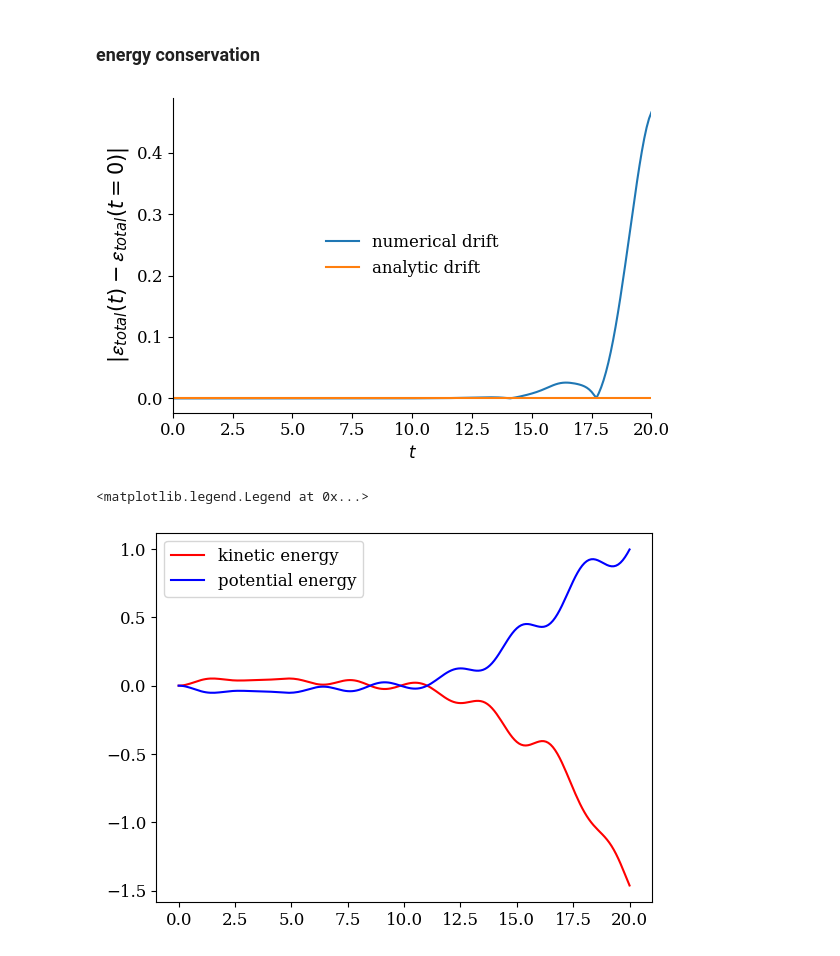
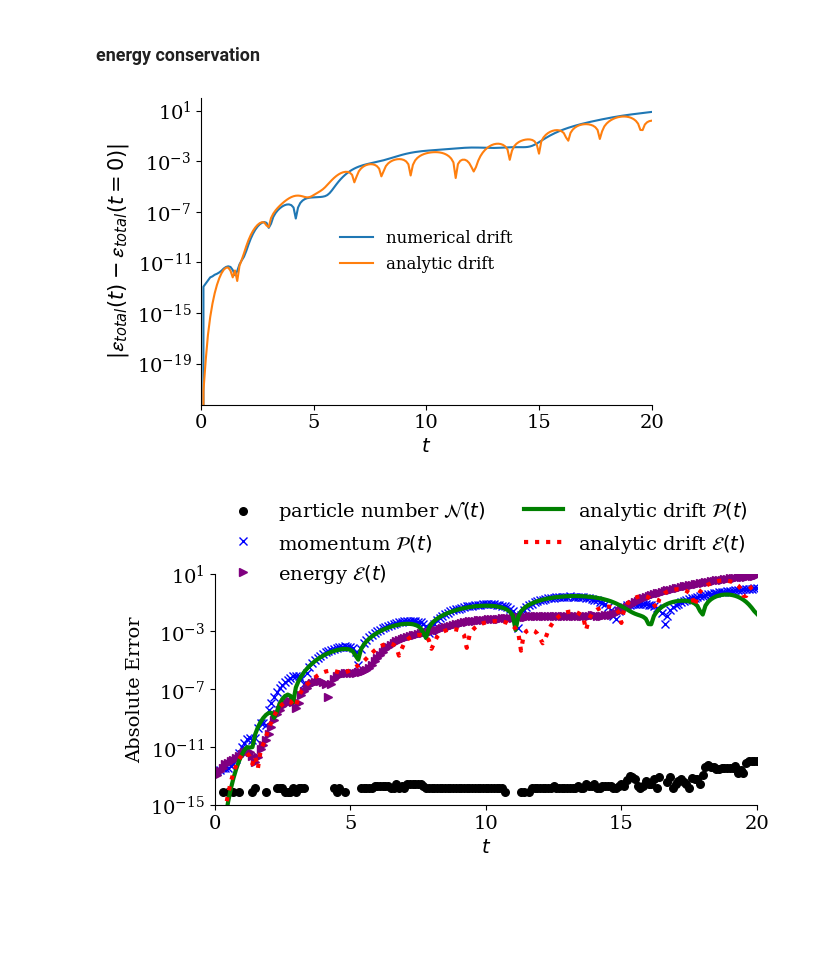
Before and after one commit to opaliss/SW-Conservative-Closure, a Jupyter notebook: SW/bump on tail SW.ipynb, the cells around one changed output. Cells and saved outputs as stored; diff of their text form; code cells hidden in the pictures; blank space fills up the shorter version.

```diff
--- a/SW/bump on tail SW.ipynb
+++ b/SW/bump on tail SW.ipynb
@@ -22,7 +22,7 @@ matplotlib.rc('ytick', labelsize=12)
 # %%
 # set up configuration parameters
 # number of Fourier spectral terms in x
-Nx = 30
+Nx = 20
 Nx_total = 2 * Nx + 1
 # number of Hermite spectral terms in v
 Nv = 11
@@ -68,7 +70,7 @@ print(np.shape(sol_midpoint_t))
 (201,)
 # %%
 # initialize the electric potential
-E_midpoint = np.zeros((2*Nx+1, len(sol_midpoint_t)), dtype="complex128")
+E_midpoint = np.zeros((Nx_total, len(sol_midpoint_t)), dtype="complex128")
 # %%
 # initialize the states for implicit midpoint (symplectic)
 state_e1_midpoint = np.zeros((Nv, Nx_total, len(sol_midpoint_t)), dtype="complex128")
@@ -240,23 +246,39 @@ for ii in range(0, len(sol_midpoint_t)):
 fig, ax = plt.subplots(ncols=1, figsize=(6, 4))
 
 ax.plot(sol_midpoint_t, np.abs(energy_p_midpoint + energy_k_midpoint -energy_p_midpoint[0]-energy_k_midpoint[0]), label="numerical drift")
-ax.plot(sol_midpoint_t, np.abs(sol_midpoint_u[-6]).real, label="analytic drift")
+ax.plot(sol_midpoint_t, np.abs(sol_midpoint_u[-5]).real, label="analytic drift")
 
 ax.spines['right'].set_visible(False)
 ax.spines['top'].set_visible(False)
 ax.set_ylabel(r"$|\mathcal{\epsilon}_{total}(t)-\mathcal{\epsilon}_{total}(t=0)|$", fontsize=15)
 ax.set_xlabel("$ t$")
 ax.set_xlim(0, T)
-#ax.set_yscale("log")
+ax.set_yscale("log")
 legend = ax.legend(ncols=1, fancybox=False, shadow=False, fontsize=12, loc='center')
 legend.get_frame().set_alpha(0)
 plt.tight_layout()
 # %% [output]
-[figure, old version]
+[figure, new version]
 # %%
-plt.plot(sol_midpoint_t, energy_k_midpoint- energy_k_midpoint[0], c="red", label="kinetic energy")
-plt.plot(sol_midpoint_t, energy_p_midpoint- energy_p_midpoint[0], c="blue", label="potential energy")
-plt.legend()
+# plot overall conservation properties
+fig, ax = plt.subplots(ncols=1, figsize=(7, 3))
+ax.scatter(sol_midpoint_t, np.abs(mass_midpoint-mass_midpoint[0]), s=30, color="black", label=r"particle number $\mathcal{N}(t)$")
+ax.plot(sol_midpoint_t, np.abs(momentum_midpoint-momentum_midpoint[0]), "x", color="blue", label=r"momentum $\mathcal{P}(t)$")
+ax.plot(sol_midpoint_t, np.abs(energy_p_midpoint + energy_k_midpoint -energy_p_midpoint[0]-energy_k_midpoint[0]), ">", color="purple", label=r"energy $\mathcal{E}(t)$")
+#ax.plot(sol_midpoint_t, np.abs(sol_midpoint_u[-1]), "--", c="orange", linewidth=3, label=r"analytic drift $\mathcal{N}(t)$ ")
+ax.plot(sol_midpoint_t, np.abs(sol_midpoint_u[-3]), "-", c="green", linewidth=3, label=r"analytic drift $\mathcal{P}(t)$")
+ax.plot(sol_midpoint_t, np.abs(sol_midpoint_u[-5]), ":", c="red", linewidth=3, label=r"analytic drift $\mathcal{E}(t)$")
+ax.set_ylim(10**-15, 10**1)
+ax.spines['right'].set_visible(False)
+ax.spines['top'].set_visible(False)
+ax.set_ylabel(r"Absolute Error")
+ax.set_xticks([0, 5, 10, 15, 20])
+ax.set_xlabel("$t$")
+ax.set_xlim(0, T)
+ax.set_yscale("log")
+legend = ax.legend(ncols=2, fontsize=14, loc='upper center', bbox_to_anchor=(0.5, 1.4))
+text = ax.text(-0.2,1.05, " ", transform=ax.transAxes)
+legend.get_frame().set_alpha(0)
+plt.savefig("../figs/SW/bump_on_tail/conservation_" + str(Nv) + "_bump_on_tail_SW.png", bbox_inches='tight', dpi=600)
 # %% [output]
-<matplotlib.legend.Legend at 0x...>
-[figure, old version]
+[figure, new version]
```
Also changed, not shown: parts of 9 cells of this notebook, 1 other file.
